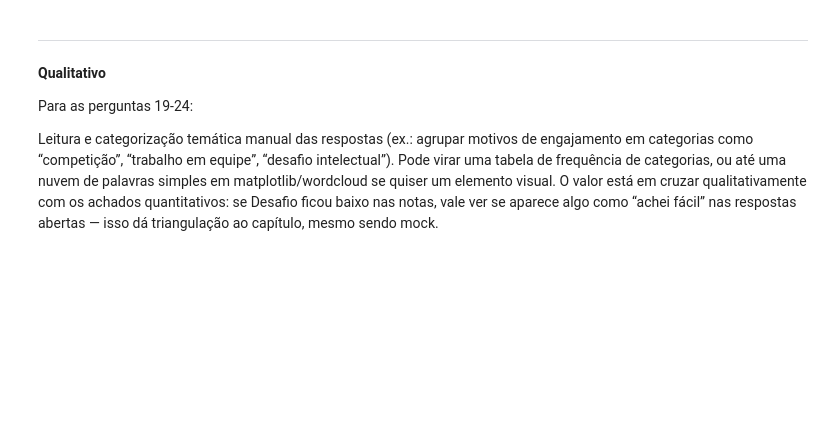
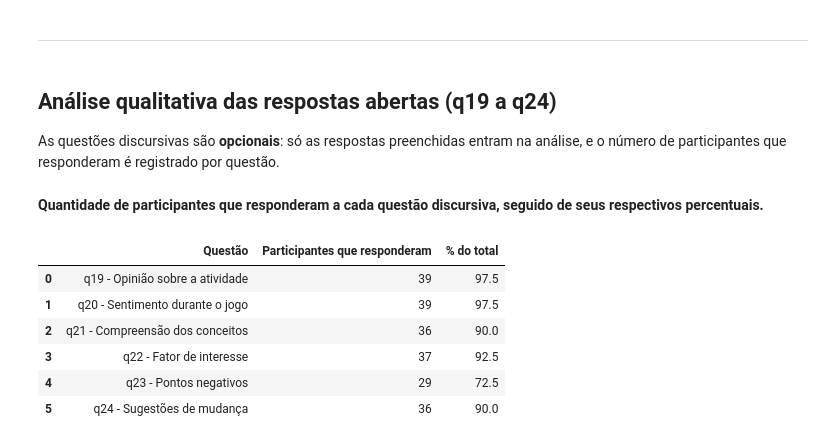
Before and after one commit to Anthony-Hilario/AnaliseDadosFunQ, a Jupyter notebook: analise-respostas-funq.ipynb, the cells around one changed output. Cells and saved outputs as stored; diff of their text form; code cells hidden in the pictures; blank space fills up the shorter version.

Commit message:
analise qualitativa

```diff
--- a/analise-respostas-funq.ipynb
+++ b/analise-respostas-funq.ipynb
@@ -390,10 +365,39 @@ Name: faixa_etaria, dtype: int64
 # %% [markdown]
 ---
 # %% [markdown]
-**Qualitativo**
+## Análise qualitativa das respostas abertas (q19 a q24)
 
-Para as perguntas 19-24:
-
-Leitura e categorização temática manual das respostas (ex.: agrupar motivos de engajamento em categorias como “competição”, “trabalho em equipe”, “desafio intelectual”).
-Pode virar uma tabela de frequência de categorias, ou até uma nuvem de palavras simples em matplotlib/wordcloud se quiser um elemento visual.
-O valor está em cruzar qualitativamente com os achados quantitativos: se Desafio ficou baixo nas notas, vale ver se aparece algo como “achei fácil” nas respostas abertas — isso dá triangulação ao capítulo, mesmo sendo mock.
+As questões discursivas são **opcionais**: só as respostas preenchidas entram na análise, e o número de participantes que responderam é registrado por questão.
+# %% [markdown]
+**Quantidade de participantes que responderam a cada questão discursiva, seguido de seus respectivos percentuais.**
+# %%
+colunas_abertas = {
+    'q19_opiniao_atividade': 'q19 - Opinião sobre a atividade',
+    'q20_sentimento_jogo': 'q20 - Sentimento durante o jogo',
+    'q21_compreensao_conceitos': 'q21 - Compreensão dos conceitos',
+    'q22_fator_interesse': 'q22 - Fator de interesse',
+    'q23_pontos_negativos': 'q23 - Pontos negativos',
+    'q24_sugestoes_mudanca': 'q24 - Sugestões de mudança',
+}
+
+def limpar_texto(serie):
+    # Remove espaços extras e trata respostas vazias como ausentes
+    serie = serie.astype('string').str.strip()
+    return serie.mask(serie == '')
+
+abertas = df[list(colunas_abertas)].apply(limpar_texto)
+
+respondentes = pd.DataFrame({
+    'Questão': [colunas_abertas[c] for c in abertas.columns],
+    'Participantes que responderam': abertas.notna().sum().values,
+    '% do total': (abertas.notna().mean() * 100).round(1).values,
+})
+respondentes
+# %% [output]
+|  | Questão | Participantes que responderam | % do total |
+| 0 | q19 - Opinião sobre a atividade | 39 | 97.5 |
+| 1 | q20 - Sentimento durante o jogo | 39 | 97.5 |
+| 2 | q21 - Compreensão dos conceitos | 36 | 90.0 |
+| 3 | q22 - Fator de interesse | 37 | 92.5 |
+| 4 | q23 - Pontos negativos | 29 | 72.5 |
+| 5 | q24 - Sugestões de mudança | 36 | 90.0 |
```
Also changed, not shown: parts of 12 cells of this notebook.
